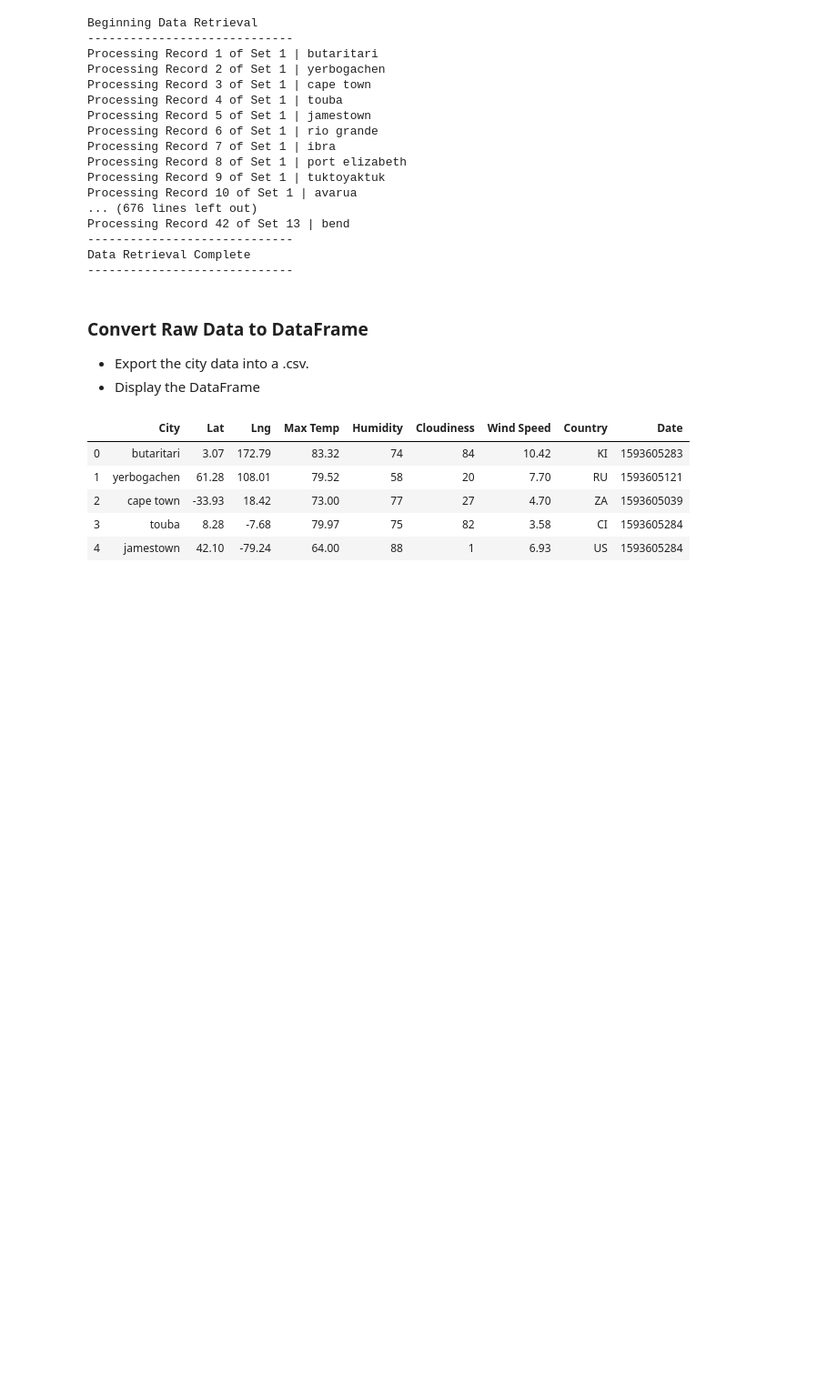
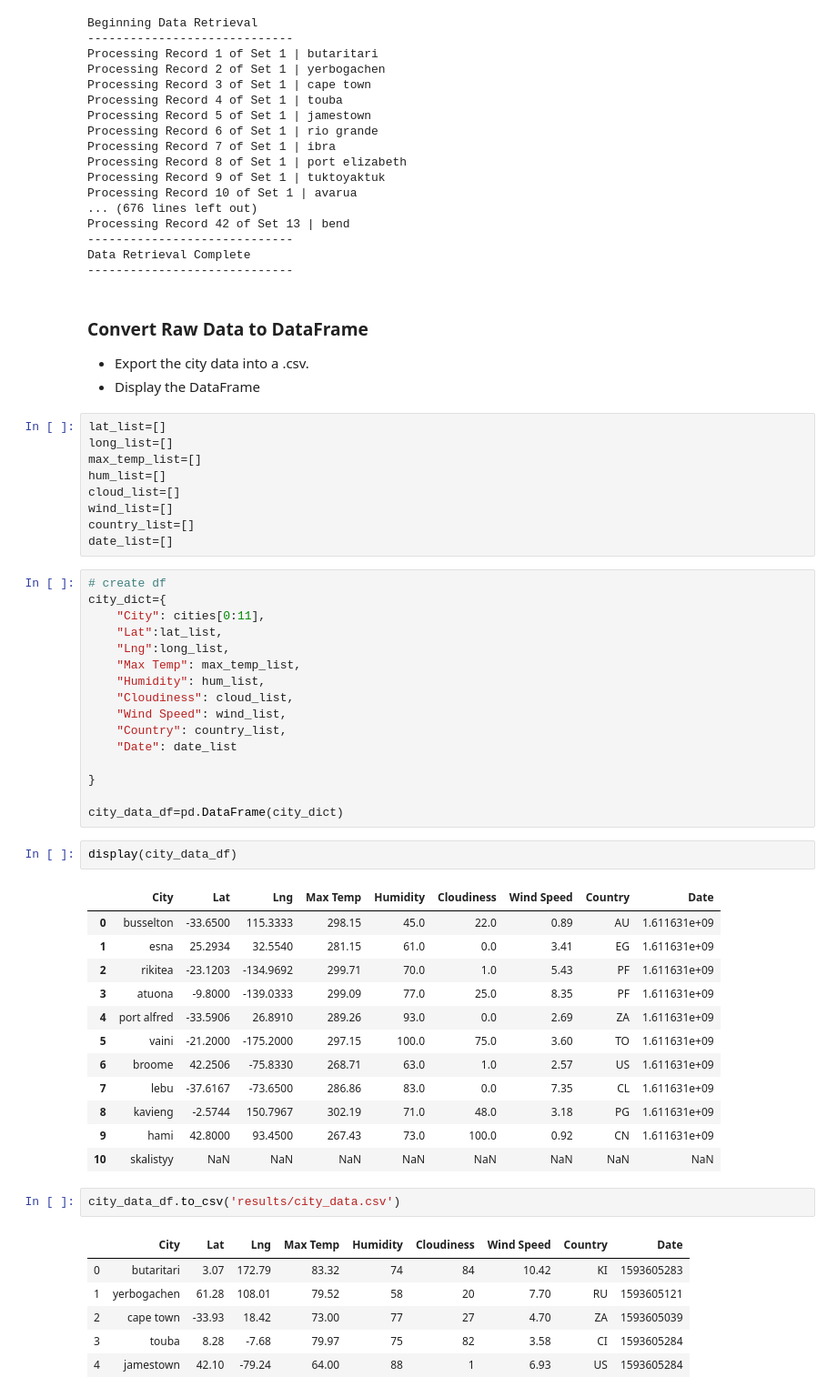
Before and after one commit to acsours/python-api-challenge, a Jupyter notebook: WeatherPy.ipynb, the cells around one changed output. Shown: that part at 91% size. Cells and saved outputs as stored; diff of their text form; blank space fills up the shorter version.

```diff
--- a/WeatherPy.ipynb
+++ b/WeatherPy.ipynb
@@ -179,6 +226,48 @@ Data Retrieval Complete
 ### Convert Raw Data to DataFrame
 * Export the city data into a .csv.
 * Display the DataFrame
+# %%
+lat_list=[]
+long_list=[]
+max_temp_list=[]
+hum_list=[]
+cloud_list=[]
+wind_list=[]
+country_list=[]
+date_list=[]
+# %%
+# create df
+city_dict={
+    "City": cities[0:11],
+    "Lat":lat_list,
+    "Lng":long_list,
+    "Max Temp": max_temp_list,
+    "Humidity": hum_list,
+    "Cloudiness": cloud_list,
+    "Wind Speed": wind_list,
+    "Country": country_list,
+    "Date": date_list
+
+}
+
+city_data_df=pd.DataFrame(city_dict)
+# %%
+display(city_data_df)
+# %% [output]
+|  | City | Lat | Lng | Max Temp | Humidity | Cloudiness | Wind Speed | Country | Date |
+| 0 | busselton | -33.6500 | 115.3333 | 298.15 | 45.0 | 22.0 | 0.89 | AU | 1.611631e+09 |
+| 1 | esna | 25.2934 | 32.5540 | 281.15 | 61.0 | 0.0 | 3.41 | EG | 1.611631e+09 |
+| 2 | rikitea | -23.1203 | -134.9692 | 299.71 | 70.0 | 1.0 | 5.43 | PF | 1.611631e+09 |
+| 3 | atuona | -9.8000 | -139.0333 | 299.09 | 77.0 | 25.0 | 8.35 | PF | 1.611631e+09 |
+| 4 | port alfred | -33.5906 | 26.8910 | 289.26 | 93.0 | 0.0 | 2.69 | ZA | 1.611631e+09 |
+| 5 | vaini | -21.2000 | -175.2000 | 297.15 | 100.0 | 75.0 | 3.60 | TO | 1.611631e+09 |
+| 6 | broome | 42.2506 | -75.8330 | 268.71 | 63.0 | 1.0 | 2.57 | US | 1.611631e+09 |
+| 7 | lebu | -37.6167 | -73.6500 | 286.86 | 83.0 | 0.0 | 7.35 | CL | 1.611631e+09 |
+| 8 | kavieng | -2.5744 | 150.7967 | 302.19 | 71.0 | 48.0 | 3.18 | PG | 1.611631e+09 |
+| 9 | hami | 42.8000 | 93.4500 | 267.43 | 73.0 | 100.0 | 0.92 | CN | 1.611631e+09 |
+| 10 | skalistyy | NaN | NaN | NaN | NaN | NaN | NaN | NaN | NaN |
+# %%
+city_data_df.to_csv('results/city_data.csv')
 # %%
 # %% [output]
 |  | City | Lat | Lng | Max Temp | Humidity | Cloudiness | Wind Speed | Country | Date |
```
Also changed, not shown: parts of 10 cells of this notebook.
